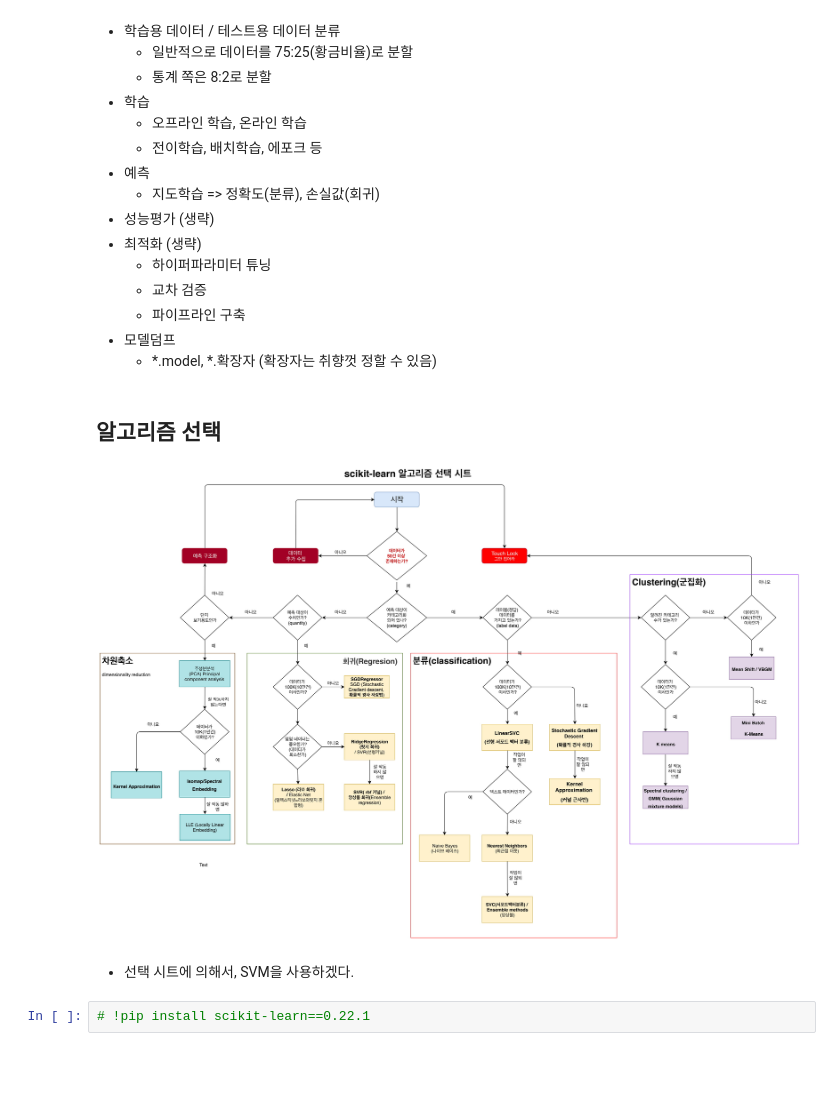
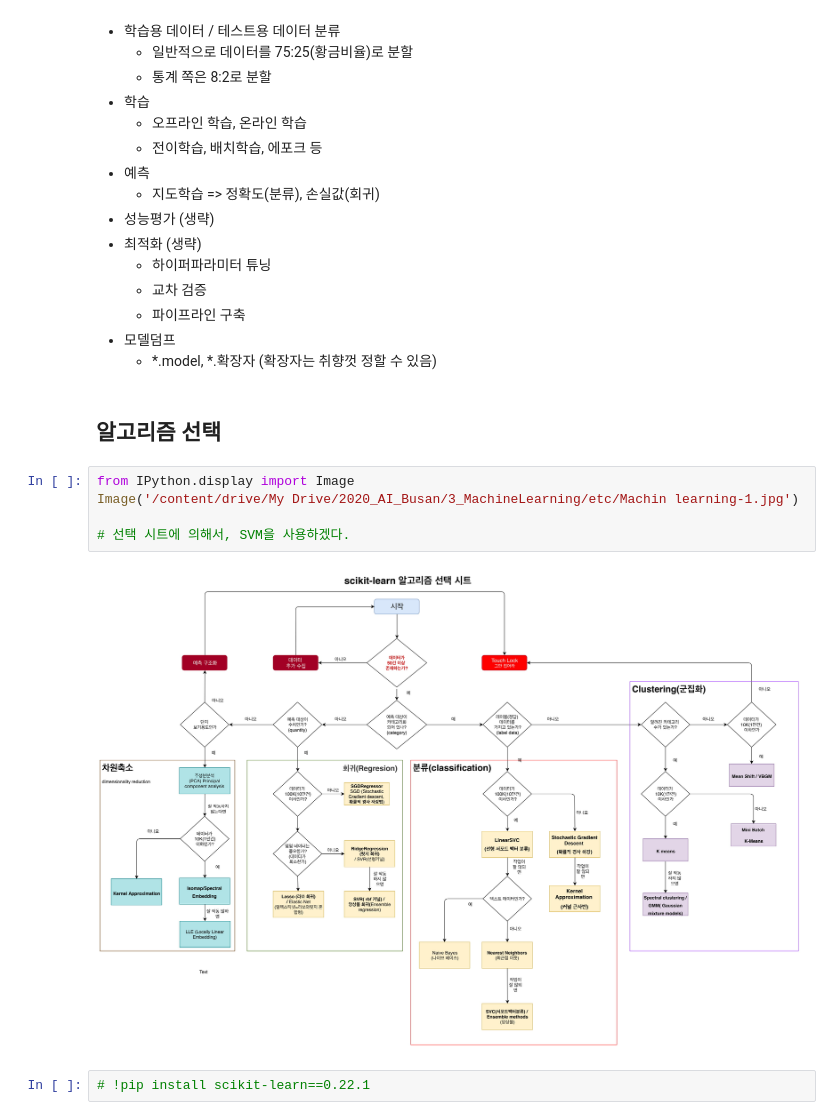
Before and after one commit to JiwooOh-kr/BusanAIDeveloperCourse_AI, a Jupyter notebook: 2_MachineLearning/1_머신러닝_딥러닝 개발-서비스까지 Flow 확인_언어감지서비스.ipynb, the cells around one changed output. Saved outputs shown, nothing was run; the diff lists cells and outputs as text; blank space fills up the shorter version.

```diff
--- a/2_MachineLearning/1_머신러닝_딥러닝 개발-서비스까지 Flow 확인_언어감지서비스.ipynb
+++ b/2_MachineLearning/1_머신러닝_딥러닝 개발-서비스까지 Flow 확인_언어감지서비스.ipynb
@@ -632,10 +640,15 @@ df_tmp_pv.T.plot(kind='line', figsize=(20, 10))
   - 파이프라인 구축
 - 모델덤프
   - *.model, *.확장자 (확장자는 취향껏 정할 수 있음)
-# %% [markdown]
-## 알고리즘 선택
-![Machin learning-1.jpg](embedded-picture-1)
-- 선택 시트에 의해서, SVM을 사용하겠다.
+# %% [markdown]
+## 알고리즘 선택
+# %%
+from IPython.display import Image
+Image('/content/drive/My Drive/2020_AI_Busan/3_MachineLearning/etc/Machin learning-1.jpg')
+
+# 선택 시트에 의해서, SVM을 사용하겠다.
+# %% [output]
+[figure, added]
 # %%
 # !pip install scikit-learn==0.22.1
 # %%
```
Also changed, not shown: parts of 17 cells of this notebook.
